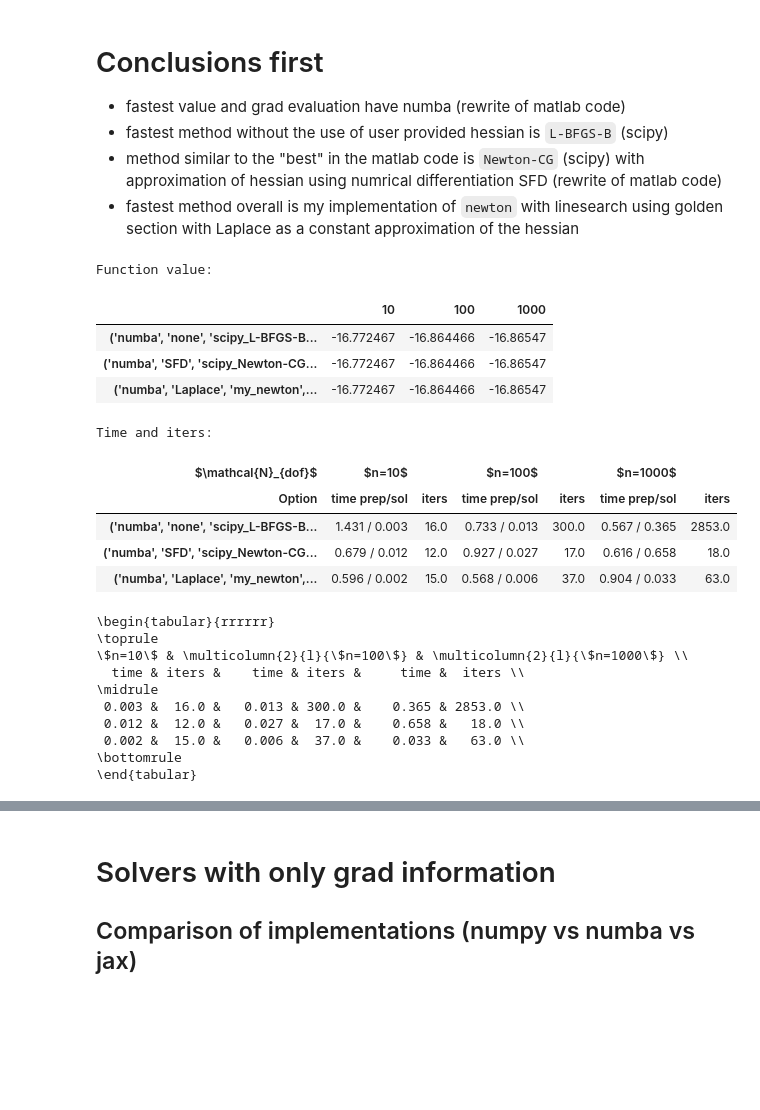
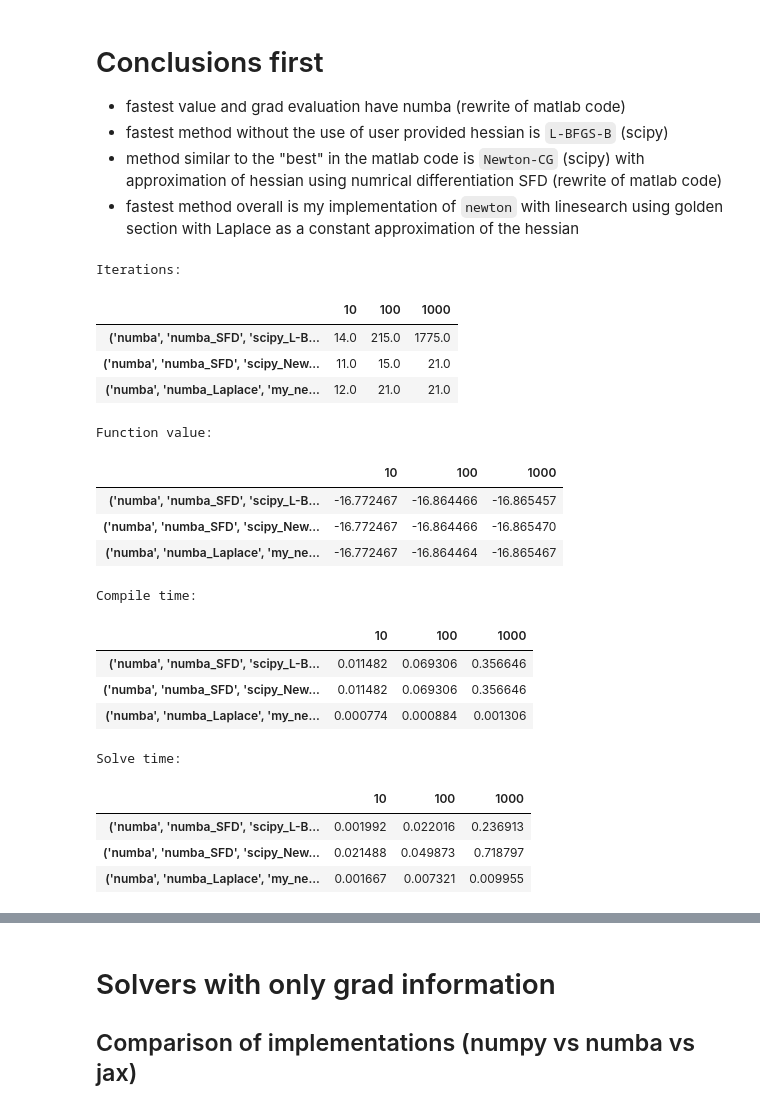
Before and after one commit to Beremi/pLaplace, a Jupyter notebook: run_tests_1D.ipynb, the cells around one changed output, grey strips where cells are left out. Drawn from its saved outputs; the diff is of its cells as text; code cells hidden in the pictures; blank space fills up the shorter version.

```diff
--- a/run_tests_1D.ipynb
+++ b/run_tests_1D.ipynb
@@ -25,48 +24,37 @@ sizes = [10, 100, 1000]
 # %%
 all_solvers = []
 all_solvers.append({"val_grad": "numba",
-                    "hess": "none",
-                    "minimizer": ["scipy_L-BFGS-B"],
+                    "hess": "numba_SFD",
+                    "minimizer": ["scipy_L-BFGS-B", "scipy_Newton-CG_hessp"],
                     "initial_guess": "zero",
                     "problem_setting": problem_setting,
                     "sizes": sizes})
 all_solvers.append({"val_grad": "numba",
-                    "hess": "SFD",
-                    "minimizer": ["scipy_Newton-CG_hessp"],
-                    "initial_guess": "zero",
-                    "problem_setting": problem_setting,
-                    "sizes": sizes})
-all_solvers.append({"val_grad": "numba",
-                    "hess": "Laplace",
+                    "hess": "numba_Laplace",
                     "minimizer": ["my_newton"],
                     "initial_guess": "zero",
                     "problem_setting": problem_setting,
                     "sizes": sizes})
 results = test_runner_1D.test_runner_1D(all_solvers)
-iterations_df, f_val_df, compile_df, solve_df, combined_time_df, combined_df, combined_df2 = test_runner_1D.create_tables(
-    results, display_table="Ipython")
+iterations_df, compile_df, f_val_df, solve_df = test_runner_1D.create_tables(results, display_table="Ipython")
 # %% [output]
-Function value:
+Iterations:
 |  | 10 | 100 | 1000 |
-| ('numba', 'none', 'scipy_L-BFGS-B... | -16.772467 | -16.864466 | -16.86547 |
-| ('numba', 'SFD', 'scipy_Newton-CG... | -16.772467 | -16.864466 | -16.86547 |
-| ('numba', 'Laplace', 'my_newton',... | -16.772467 | -16.864466 | -16.86547 |
+| ('numba', 'numba_SFD', 'scipy_L-B... | 14.0 | 215.0 | 1775.0 |
+| ('numba', 'numba_SFD', 'scipy_New... | 11.0 | 15.0 | 21.0 |
+| ('numba', 'numba_Laplace', 'my_ne... | 12.0 | 21.0 | 21.0 |
-Time and iters:
+Function value:
-| $\mathcal{N}_{dof}$ | $n=10$ |  | $n=100$ |  | $n=1000$ |  |
-| Option | time prep/sol | iters | time prep/sol | iters | time prep/sol | iters |
-| ('numba', 'none', 'scipy_L-BFGS-B... | 1.431 / 0.003 | 16.0 | 0.733 / 0.013 | 300.0 | 0.567 / 0.365 | 2853.0 |
-| ('numba', 'SFD', 'scipy_Newton-CG... | 0.679 / 0.012 | 12.0 | 0.927 / 0.027 | 17.0 | 0.616 / 0.658 | 18.0 |
-| ('numba', 'Laplace', 'my_newton',... | 0.596 / 0.002 | 15.0 | 0.568 / 0.006 | 37.0 | 0.904 / 0.033 | 63.0 |
+|  | 10 | 100 | 1000 |
+| ('numba', 'numba_SFD', 'scipy_L-B... | -16.772467 | -16.864466 | -16.865457 |
+| ('numba', 'numba_SFD', 'scipy_New... | -16.772467 | -16.864466 | -16.865470 |
+| ('numba', 'numba_Laplace', 'my_ne... | -16.772467 | -16.864464 | -16.865467 |
+Compile time:
+|  | 10 | 100 | 1000 |
+| ('numba', 'numba_SFD', 'scipy_L-B... | 0.011482 | 0.069306 | 0.356646 |
+| ('numba', 'numba_SFD', 'scipy_New... | 0.011482 | 0.069306 | 0.356646 |
+| ('numba', 'numba_Laplace', 'my_ne... | 0.000774 | 0.000884 | 0.001306 |
+Solve time:
+|  | 10 | 100 | 1000 |
+| ('numba', 'numba_SFD', 'scipy_L-B... | 0.001992 | 0.022016 | 0.236913 |
+| ('numba', 'numba_SFD', 'scipy_New... | 0.021488 | 0.049873 | 0.718797 |
+| ('numba', 'numba_Laplace', 'my_ne... | 0.001667 | 0.007321 | 0.009955 |
-# %%
-print(combined_df2.to_latex(index=False))
-# %% [output]
-\begin{tabular}{rrrrrr}
-\toprule
-\$n=10\$ & \multicolumn{2}{l}{\$n=100\$} & \multicolumn{2}{l}{\$n=1000\$} \\
-  time & iters &    time & iters &     time &  iters \\
-\midrule
- 0.003 &  16.0 &   0.013 & 300.0 &    0.365 & 2853.0 \\
- 0.012 &  12.0 &   0.027 &  17.0 &    0.658 &   18.0 \\
- 0.002 &  15.0 &   0.006 &  37.0 &    0.033 &   63.0 \\
-\bottomrule
-\end{tabular}
```
Also changed, not shown: parts of 9 cells of this notebook, 2 other files.
